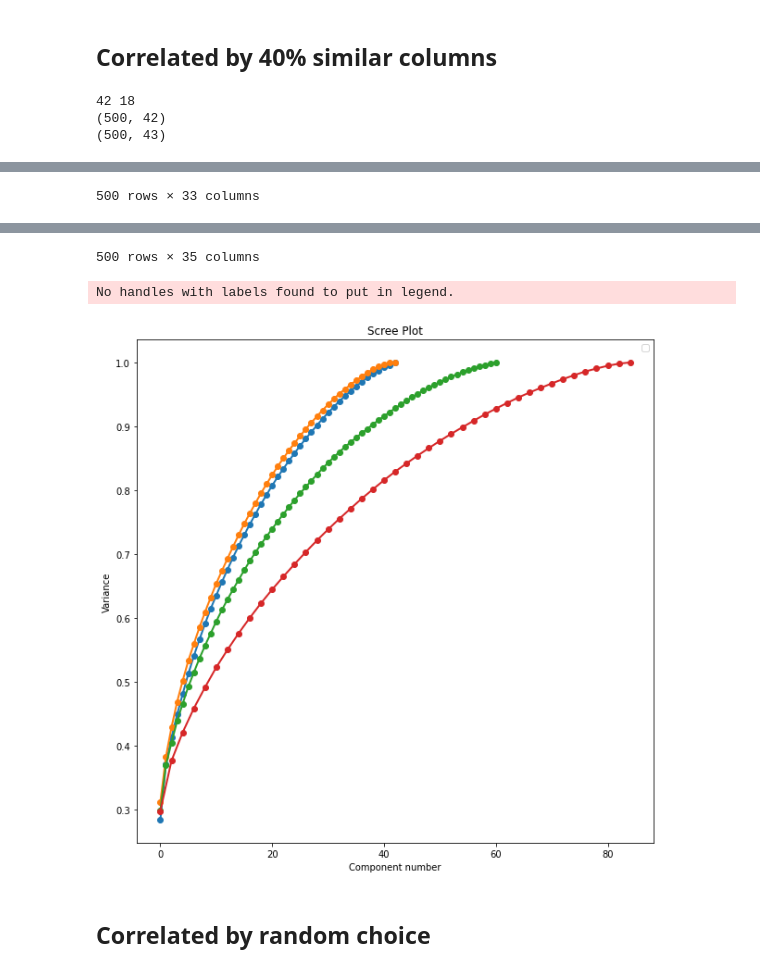
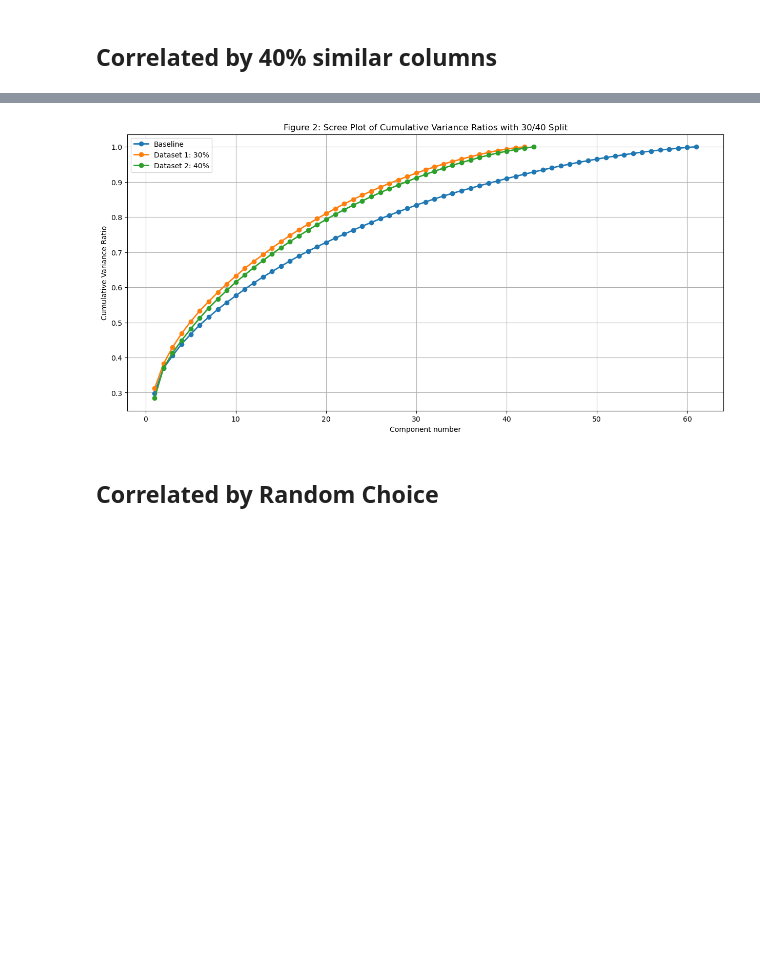
Before and after one commit to LeniaMalki/DistributedDataCompressionProject, a Jupyter notebook: main.ipynb, the cells around one changed output, grey strips where cells are left out. Saved outputs shown, nothing was run; the diff lists cells and outputs as text; code cells hidden in the pictures; blank space fills up the shorter version.

Commit message:
Remade plots and PCA

```diff
--- a/main.ipynb
+++ b/main.ipynb
@@ -47,8 +47,7 @@ def prepare_PCA_df(n):
     df = pd.pivot(ratings, values='U_Rating', index='M_ID', columns='U_ID')
 
     # Drop columns with less than a n of non-NaN values
-    thresh = len(df) / n
-    df.dropna(axis=1, thresh=thresh, inplace=True)
+    df = df.dropna(axis=1, thresh=len(df) / n).fillna(0)
 
     # Fill NaN values with 0
     df.fillna(0, inplace=True)
@@ -131,0 +82,15 @@ display(onePCA)
+# %%
+def plot_scree_plot(cumulative_variance_ratio, label):
+
+    component_number = np.arange(1, len(cumulative_variance_ratio) + 1)
+
+    plt.plot(component_number, cumulative_variance_ratio, 'o-', linewidth=2, label = label)
+    plt.xlabel('Component Number')
+    plt.ylabel('Cumulative Variance Ratio')
+    plt.grid(True)
+
+    # Add labels, title, and legend
+    plt.xlabel('Component number')
+    plt.ylabel('Cumulative Variance Ratio')
+    plt.grid(True)
+    plt.legend()
@@ -132 +99,3 @@ display(onePCA)
+# %%
+joint_cumulative_variance_ratio, joint_pca_df = perform_pca(pre_PCA)
 # %% [markdown]
@@ -179,38 +126,24 @@ No handles with labels found to put in legend.
 # %% [markdown]
 ## Correlated by 40% similar columns
 # %%
-# Find the number of columns in the dataset
+# Calculate the column splitting points
 nr_columns = pre_PCA.shape[1]
+splitpoint1 = int(nr_columns * 0.3 + nr_columns * 0.4)
+splitpoint2 = int(nr_columns * 0.3)
 
-# Split the dataframe 30% in each set and 40% shared for both
-persent30 = nr_columns*0.3
-persent40 = nr_columns*0.4
-
-if persent30 % 1 == 0:
-    splitpoint1 = int(persent30) + int(persent40)
-    splitpoint2 = int(persent30) + 1
-
-else:
-    splitpoint1 = int(persent30) + int(persent40)
-    splitpoint2 = int(persent30)
-
-print(splitpoint1, splitpoint2)
-
-corr3040_1 = pre_PCA.iloc[:, :splitpoint1]  # First half of columns
-corr3040_2 = pre_PCA.iloc[:, splitpoint2:]  # Second half of columns
-print(corr3040_1.shape)
-print(corr3040_2.shape)
-
+# Split the dataframe into two halves
+corr3040_1_df = pre_PCA.iloc[:, :splitpoint1]
+corr3040_2_df = pre_PCA.iloc[:, splitpoint2:]
 
 # Calculate respective PCAs for each dataframe
-corr3040_pca_1, corr3040_variance1, corr3040_cumulative_variance1 = do_PCA(corr3040_1)
-corr3040_pca_2, corr3040_variance2, corr3040_cumulative_variance2 = do_PCA(corr3040_2)
+corr3040_pca_1_var_ratio, corr3040_pca_1 = perform_pca(corr3040_1_df)
+corr3040_pca_2_var_ratio, corr3040_pca_2 = perform_pca(corr3040_2_df)
 
-display(corr3040_pca_1)
-display(corr3040_pca_2)
-
-makeScreePlot(corr3040_cumulative_variance1, corr3040_cumulative_variance2)
+# Plot graphs
+plt.figure(figsize=(15, 7))
+plot_scree_plot(joint_cumulative_variance_ratio, "Baseline")
+plot_scree_plot(corr3040_pca_1_var_ratio, "Dataset 1: 30%")
+plot_scree_plot(corr3040_pca_2_var_ratio, "Dataset 2: 40%")
+plt.title('Figure 2: Scree Plot of Cumulative Variance Ratios with 30/40 Split')
+plt.show()
 # %% [output]
-42 18
-(500, 42)
-(500, 43)
@@ -229 +149,0 @@ makeScreePlot(corr3040_cumulative_variance1, corr3040_cumulative_variance2)
-500 rows × 33 columns
@@ -242,6 +150,4 @@ makeScreePlot(corr3040_cumulative_variance1, corr3040_cumulative_variance2)
-500 rows × 35 columns
-No handles with labels found to put in legend.
-[figure, old version]
+[figure, new version]
 # %% [markdown]
-## Correlated by random choice
+## Correlated by Random Choice
 # %%
```
Also changed, not shown: parts of 17 cells of this notebook.
